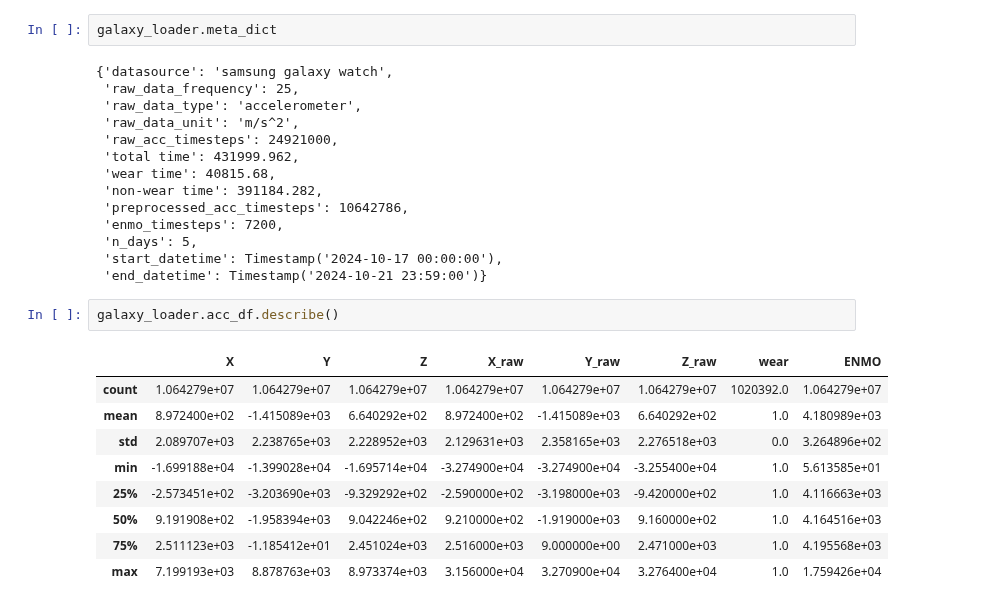
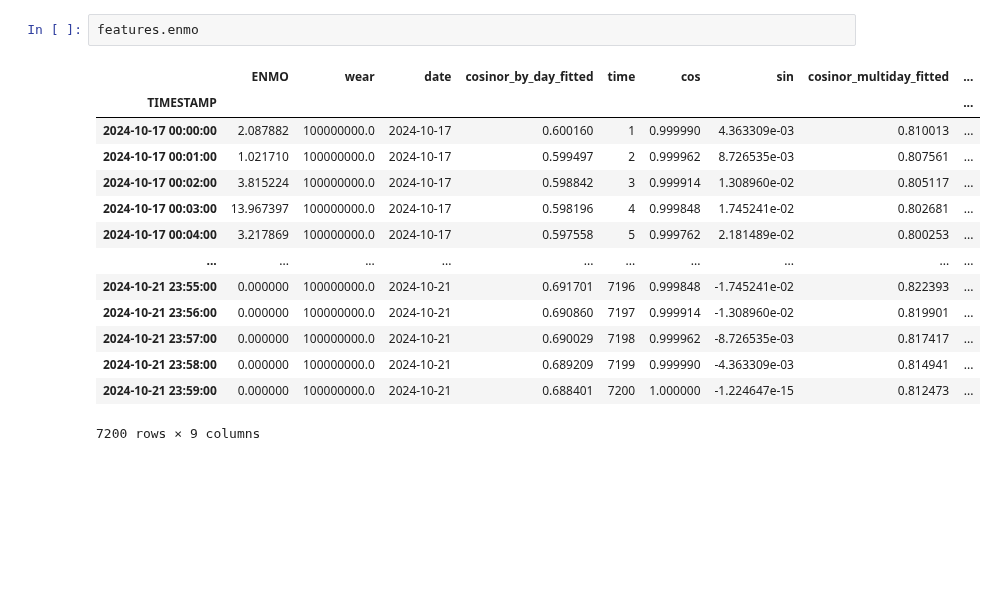
Before and after one commit to ADAMMA-CDHI-ETH-Zurich/CosinorAge, a Jupyter notebook: examples/galaxy_example.ipynb, the cells around one changed output. Cells and saved outputs as stored; diff of their text form; blank space fills up the shorter version.

```diff
--- a/examples/galaxy_example.ipynb
+++ b/examples/galaxy_example.ipynb
@@ -85,28 +84,17 @@ features.get_cosinor_features()[1]
-# %%
-galaxy_loader.meta_dict
-# %% [output]
-{'datasource': 'samsung galaxy watch',
- 'raw_data_frequency': 25,
- 'raw_data_type': 'accelerometer',
- 'raw_data_unit': 'm/s^2',
- 'raw_acc_timesteps': 24921000,
- 'total time': 431999.962,
- 'wear time': 40815.68,
- 'non-wear time': 391184.282,
- 'preprocessed_acc_timesteps': 10642786,
- 'enmo_timesteps': 7200,
- 'n_days': 5,
- 'start_datetime': Timestamp('2024-10-17 00:00:00'),
- 'end_datetime': Timestamp('2024-10-21 23:59:00')}
-# %%
-galaxy_loader.acc_df.describe()
-# %% [output]
-|  | X | Y | Z | X_raw | Y_raw | Z_raw | wear | ENMO |
-| count | 1.064279e+07 | 1.064279e+07 | 1.064279e+07 | 1.064279e+07 | 1.064279e+07 | 1.064279e+07 | 1020392.0 | 1.064279e+07 |
-| mean | 8.972400e+02 | -1.415089e+03 | 6.640292e+02 | 8.972400e+02 | -1.415089e+03 | 6.640292e+02 | 1.0 | 4.180989e+03 |
-| std | 2.089707e+03 | 2.238765e+03 | 2.228952e+03 | 2.129631e+03 | 2.358165e+03 | 2.276518e+03 | 0.0 | 3.264896e+02 |
-| min | -1.699188e+04 | -1.399028e+04 | -1.695714e+04 | -3.274900e+04 | -3.274900e+04 | -3.255400e+04 | 1.0 | 5.613585e+01 |
-| 25% | -2.573451e+02 | -3.203690e+03 | -9.329292e+02 | -2.590000e+02 | -3.198000e+03 | -9.420000e+02 | 1.0 | 4.116663e+03 |
-| 50% | 9.191908e+02 | -1.958394e+03 | 9.042246e+02 | 9.210000e+02 | -1.919000e+03 | 9.160000e+02 | 1.0 | 4.164516e+03 |
-| 75% | 2.511123e+03 | -1.185412e+01 | 2.451024e+03 | 2.516000e+03 | 9.000000e+00 | 2.471000e+03 | 1.0 | 4.195568e+03 |
-| max | 7.199193e+03 | 8.878763e+03 | 8.973374e+03 | 3.156000e+04 | 3.270900e+04 | 3.276400e+04 | 1.0 | 1.759426e+04 |
+# %%
+features.enmo
+# %% [output]
+|  | ENMO | wear | date | cosinor_by_day_fitted | time | cos | sin | cosinor_multiday_fitted | ... |
+| TIMESTAMP |  |  |  |  |  |  |  |  | ... |
+| 2024-10-17 00:00:00 | 2.087882 | 100000000.0 | 2024-10-17 | 0.600160 | 1 | 0.999990 | 4.363309e-03 | 0.810013 | ... |
+| 2024-10-17 00:01:00 | 1.021710 | 100000000.0 | 2024-10-17 | 0.599497 | 2 | 0.999962 | 8.726535e-03 | 0.807561 | ... |
+| 2024-10-17 00:02:00 | 3.815224 | 100000000.0 | 2024-10-17 | 0.598842 | 3 | 0.999914 | 1.308960e-02 | 0.805117 | ... |
+| 2024-10-17 00:03:00 | 13.967397 | 100000000.0 | 2024-10-17 | 0.598196 | 4 | 0.999848 | 1.745241e-02 | 0.802681 | ... |
+| 2024-10-17 00:04:00 | 3.217869 | 100000000.0 | 2024-10-17 | 0.597558 | 5 | 0.999762 | 2.181489e-02 | 0.800253 | ... |
+| ... | ... | ... | ... | ... | ... | ... | ... | ... | ... |
+| 2024-10-21 23:55:00 | 0.000000 | 100000000.0 | 2024-10-21 | 0.691701 | 7196 | 0.999848 | -1.745241e-02 | 0.822393 | ... |
+| 2024-10-21 23:56:00 | 0.000000 | 100000000.0 | 2024-10-21 | 0.690860 | 7197 | 0.999914 | -1.308960e-02 | 0.819901 | ... |
+| 2024-10-21 23:57:00 | 0.000000 | 100000000.0 | 2024-10-21 | 0.690029 | 7198 | 0.999962 | -8.726535e-03 | 0.817417 | ... |
+| 2024-10-21 23:58:00 | 0.000000 | 100000000.0 | 2024-10-21 | 0.689209 | 7199 | 0.999990 | -4.363309e-03 | 0.814941 | ... |
+| 2024-10-21 23:59:00 | 0.000000 | 100000000.0 | 2024-10-21 | 0.688401 | 7200 | 1.000000 | -1.224647e-15 | 0.812473 | ... |
+7200 rows × 9 columns
```
Also changed, not shown: parts of 11 cells of this notebook, 7 other files.
